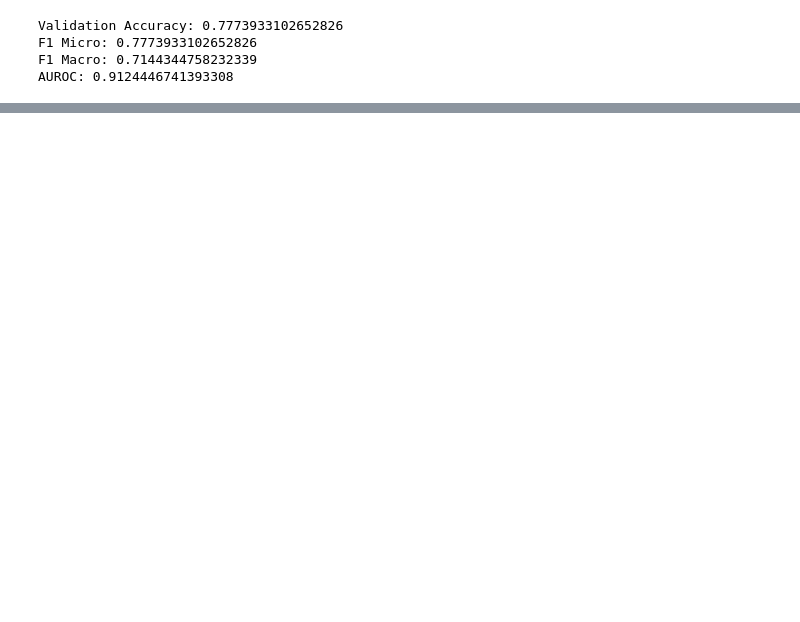
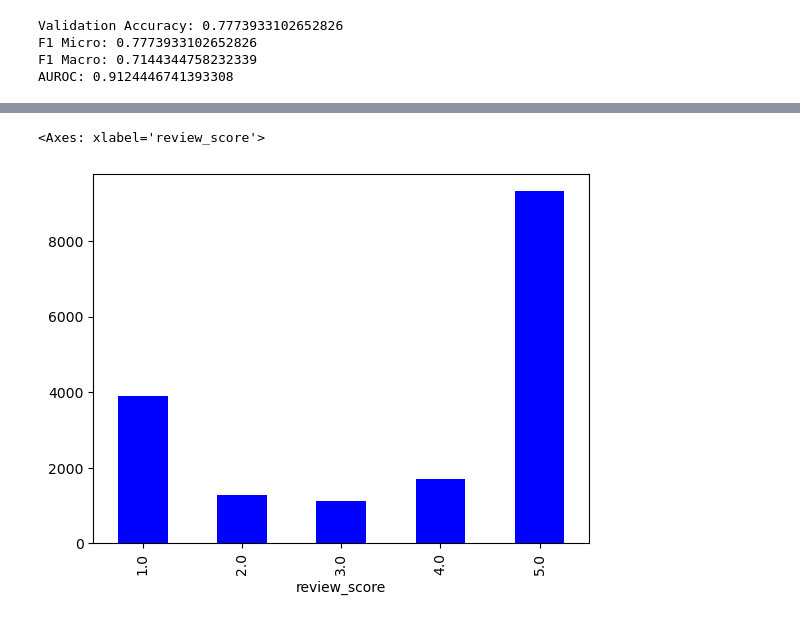
Before and after one commit to rsm-iiribarrenpenuelas/final-project-mgta415, a Jupyter notebook: inaki.ipynb, the cells around one changed output, grey strips where cells are left out. Cells and saved outputs as stored; diff of their text form; code cells hidden in the pictures; blank space fills up the shorter version.

```diff
--- a/inaki.ipynb
+++ b/inaki.ipynb
@@ -114,0 +247,7 @@ AUROC: 0.9124446741393308
+# %%
+rev_score_cat = df['review_score'].copy()
+rev_score_cat = rev_score_cat.astype('category')
+rev_score_cat.value_counts(sort=False).plot(kind='bar', color='blue')
+# %% [output]
+<Axes: xlabel='review_score'>
+[figure, added]
```
Also changed, not shown: parts of 29 cells of this notebook.
